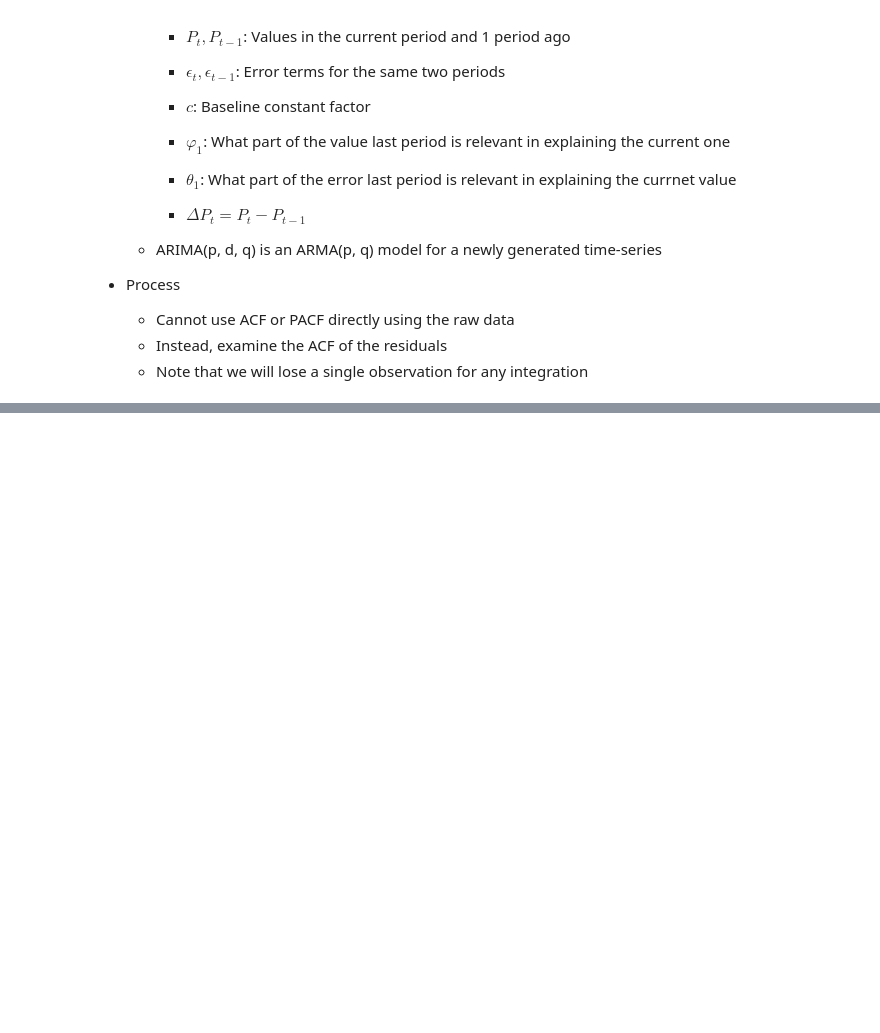
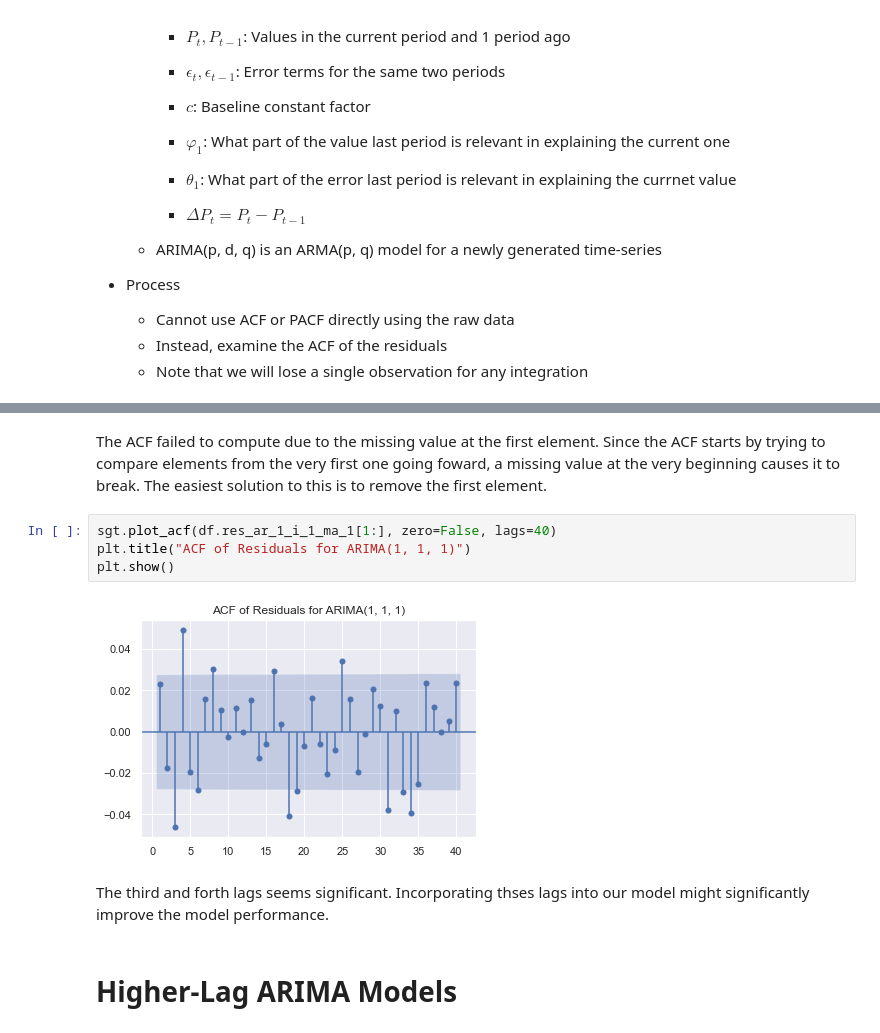
Before and after one commit to mkang32/snp500-analysis, a Jupyter notebook: notebooks/6.the_ARIMA_model.ipynb, the cells around one changed output, grey strips where cells are left out. Cells and saved outputs as stored; diff of their text form; blank space fills up the shorter version.

```diff
--- a/notebooks/6.the_ARIMA_model.ipynb
+++ b/notebooks/6.the_ARIMA_model.ipynb
@@ -59,0 +188,12 @@
+# %% [markdown]
+The ACF failed to compute due to the missing value at the first element. Since the ACF starts by trying to compare elements from the very first one going foward, a missing value at the very beginning causes it to break. The easiest solution to this is to remove the first element.
+# %%
+sgt.plot_acf(df.res_ar_1_i_1_ma_1[1:], zero=False, lags=40)
+plt.title("ACF of Residuals for ARIMA(1, 1, 1)")
+plt.show()
+# %% [output]
+[figure, added]
+# %% [markdown]
+The third and forth lags seems significant. Incorporating thses lags into our model might significantly improve the model performance.
+# %% [markdown]
+# Higher-Lag ARIMA Models
```
Also changed, not shown: parts of 19 cells of this notebook.
